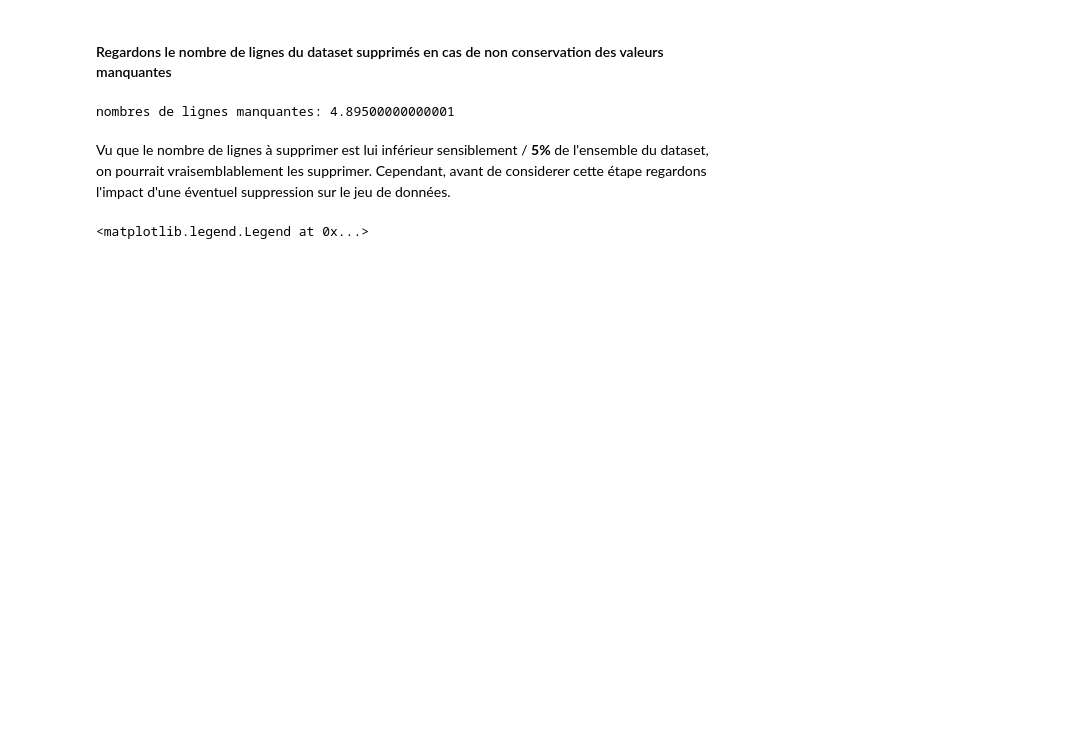
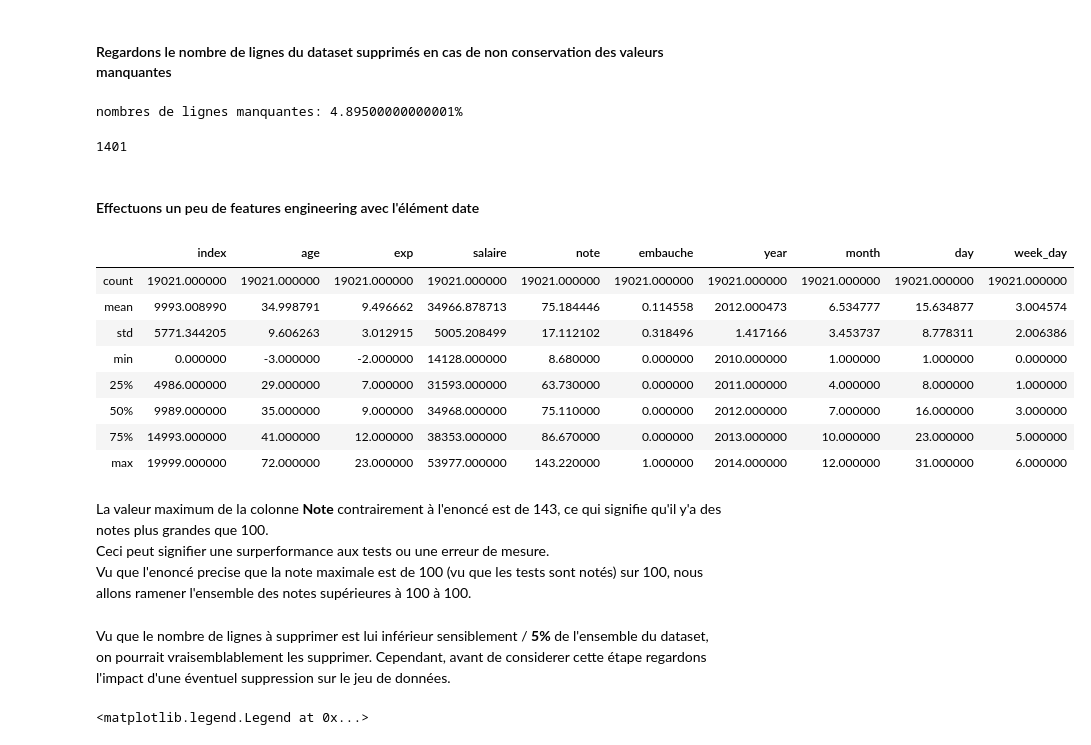
Before and after one commit to AngeKouame/METRY_QUANT-Dataset, a Jupyter notebook: test_quantmetry.ipynb, the cells around one changed output. Saved outputs shown, nothing was run; the diff lists cells and outputs as text; code cells hidden in the pictures; blank space fills up the shorter version.

```diff
--- a/test_quantmetry.ipynb
+++ b/test_quantmetry.ipynb
@@ -63,4 +74,7 @@ data.head()
 # %%
+#convertir dans un format date adequat
+data['date'] = pd.to_datetime(data['date'],
+                              format='%Y-%m-%d')
 # informations generale sur le dataset
 data.info()
 # %% [output]
@@ -102,7 +117,8 @@ Plusieurs méthodes sont possibles. En effet, nous pouvons remplacer les valeurs
 # %% [markdown]
 #### Regardons le nombre de lignes du dataset supprimés en cas de non conservation des valeurs manquantes
 # %%
-clean_data = data.dropna(how='any')
-print('nombres de lignes manquantes: {}'.format(100-((len(clean_data)/len(data))*100)))
+clean_data = data.dropna(how='any').reset_index()
+print('nombres de lignes manquantes: {}%'\
+      .format(100-((len(clean_data)/len(data))*100)))
 # %% [output]
-nombres de lignes manquantes: 4.89500000000001
+nombres de lignes manquantes: 4.89500000000001%
@@ -110,0 +125,6 @@ clean_data = clean_data.drop(['date'], axis=1).reset_index()
+# %%
+len(clean_data.query('note>100').index)
+# %% [output]
+1401
+# %% [markdown]
+#### Effectuons un peu de features engineering avec l'élément date
@@ -110,0 +140,19 @@ clean_data = clean_data.drop(['date'], axis=1).reset_index()
+# %%
+# description du jeu de donnees apres nettoyage
+clean_data.describe()
+# %% [output]
+|  | index | age | exp | salaire | note | embauche | year | month | day | week_day |
+| count | 19021.000000 | 19021.000000 | 19021.000000 | 19021.000000 | 19021.000000 | 19021.000000 | 19021.000000 | 19021.000000 | 19021.000000 | 19021.000000 |
+| mean | 9993.008990 | 34.998791 | 9.496662 | 34966.878713 | 75.184446 | 0.114558 | 2012.000473 | 6.534777 | 15.634877 | 3.004574 |
+| std | 5771.344205 | 9.606263 | 3.012915 | 5005.208499 | 17.112102 | 0.318496 | 1.417166 | 3.453737 | 8.778311 | 2.006386 |
+| min | 0.000000 | -3.000000 | -2.000000 | 14128.000000 | 8.680000 | 0.000000 | 2010.000000 | 1.000000 | 1.000000 | 0.000000 |
+| 25% | 4986.000000 | 29.000000 | 7.000000 | 31593.000000 | 63.730000 | 0.000000 | 2011.000000 | 4.000000 | 8.000000 | 1.000000 |
+| 50% | 9989.000000 | 35.000000 | 9.000000 | 34968.000000 | 75.110000 | 0.000000 | 2012.000000 | 7.000000 | 16.000000 | 3.000000 |
+| 75% | 14993.000000 | 41.000000 | 12.000000 | 38353.000000 | 86.670000 | 0.000000 | 2013.000000 | 10.000000 | 23.000000 | 5.000000 |
+| max | 19999.000000 | 72.000000 | 23.000000 | 53977.000000 | 143.220000 | 1.000000 | 2014.000000 | 12.000000 | 31.000000 | 6.000000 |
+# %% [markdown]
+La valeur maximum de la colonne <b>Note</b> contrairement à l'enoncé est de 143,
+ce qui signifie qu'il y'a des notes plus grandes que 100.
+<br> Ceci peut signifier une surperformance aux tests ou une erreur de mesure.
+<br> Vu que l'enoncé precise que la note maximale est de 100 (vu que les tests sont notés)
+sur 100, nous allons ramener l'ensemble des notes supérieures à 100 à 100.
```
Also changed, not shown: parts of 61 cells of this notebook.
